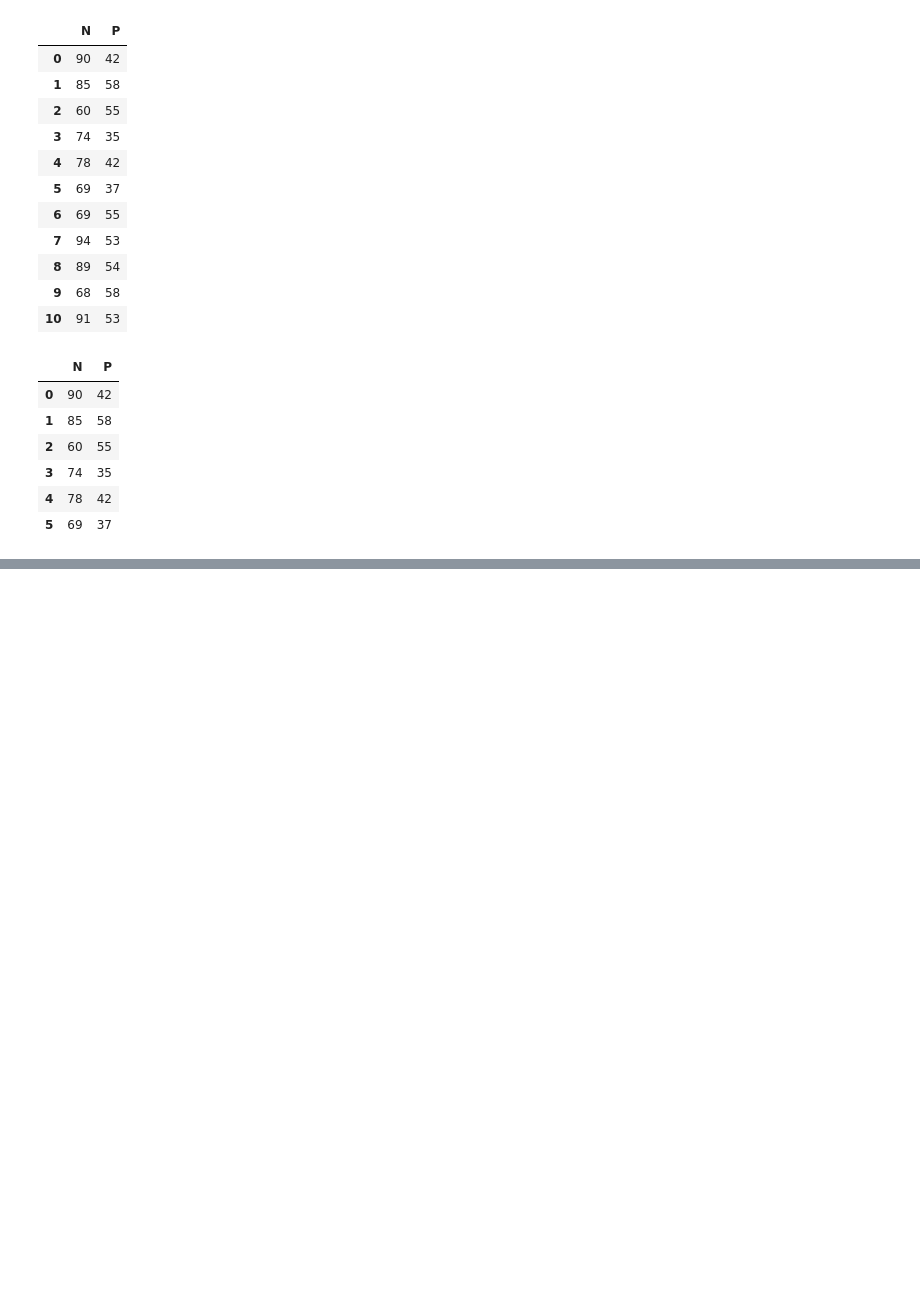
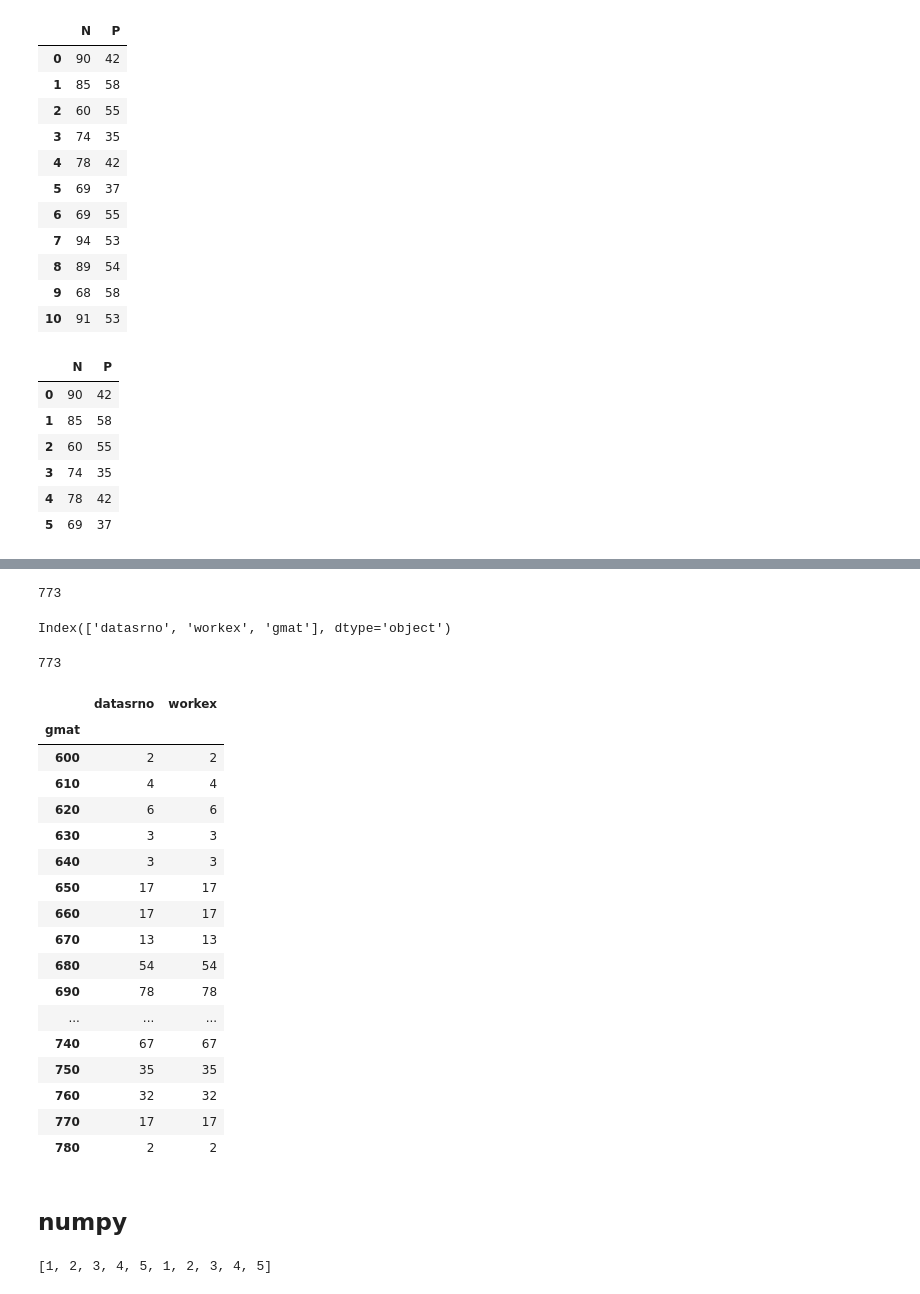
Before and after one commit to Emmanuelmitra/Python-class-code-, a Jupyter notebook: class_10_12_python.ipynb, the cells around one changed output, grey strips where cells are left out. Cells and saved outputs as stored; diff of their text form; code cells hidden in the pictures; blank space fills up the shorter version.

```diff
--- a/class_10_12_python.ipynb
+++ b/class_10_12_python.ipynb
@@ -1316,0 +1321,2 @@ df.loc[0:5,['N',"P"]]
+# %%
+df=pd.read_csv('/content/mba.csv')
@@ -1316,0 +1375,35 @@ df.loc[0:5,['N',"P"]]
+# %%
+df.gmat.count()
+# %% [output]
+773
+# %%
+df.columns
+# %% [output]
+Index(['datasrno', 'workex', 'gmat'], dtype='object')
+# %%
+df['workex'].count()
+# %% [output]
+773
+# %%
+df.groupby('gmat').count()
+# %% [output]
+|  | datasrno | workex |
+| gmat |  |  |
+| 600 | 2 | 2 |
+| 610 | 4 | 4 |
+| 620 | 6 | 6 |
+| 630 | 3 | 3 |
+| 640 | 3 | 3 |
+| 650 | 17 | 17 |
+| 660 | 17 | 17 |
+| 670 | 13 | 13 |
+| 680 | 54 | 54 |
+| 690 | 78 | 78 |
+| ... | ... | ... |
+| 740 | 67 | 67 |
+| 750 | 35 | 35 |
+| 760 | 32 | 32 |
+| 770 | 17 | 17 |
+| 780 | 2 | 2 |
+# %% [markdown]
+## **numpy**
@@ -1316,0 +1414,4 @@ df.loc[0:5,['N',"P"]]
+# %%
+x*2
+# %% [output]
+[1, 2, 3, 4, 5, 1, 2, 3, 4, 5]
```
Also changed, not shown: parts of 73 cells of this notebook.
